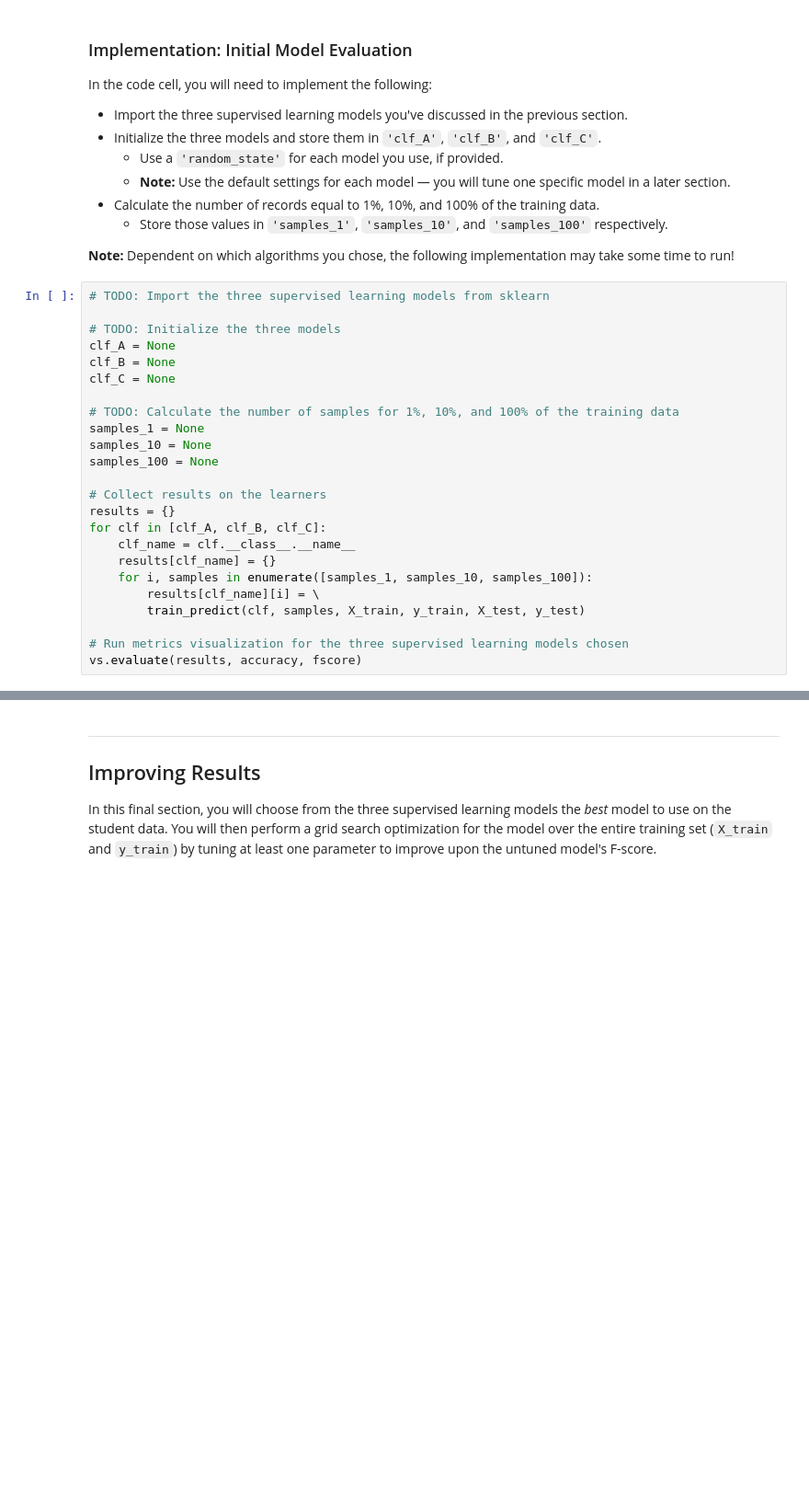
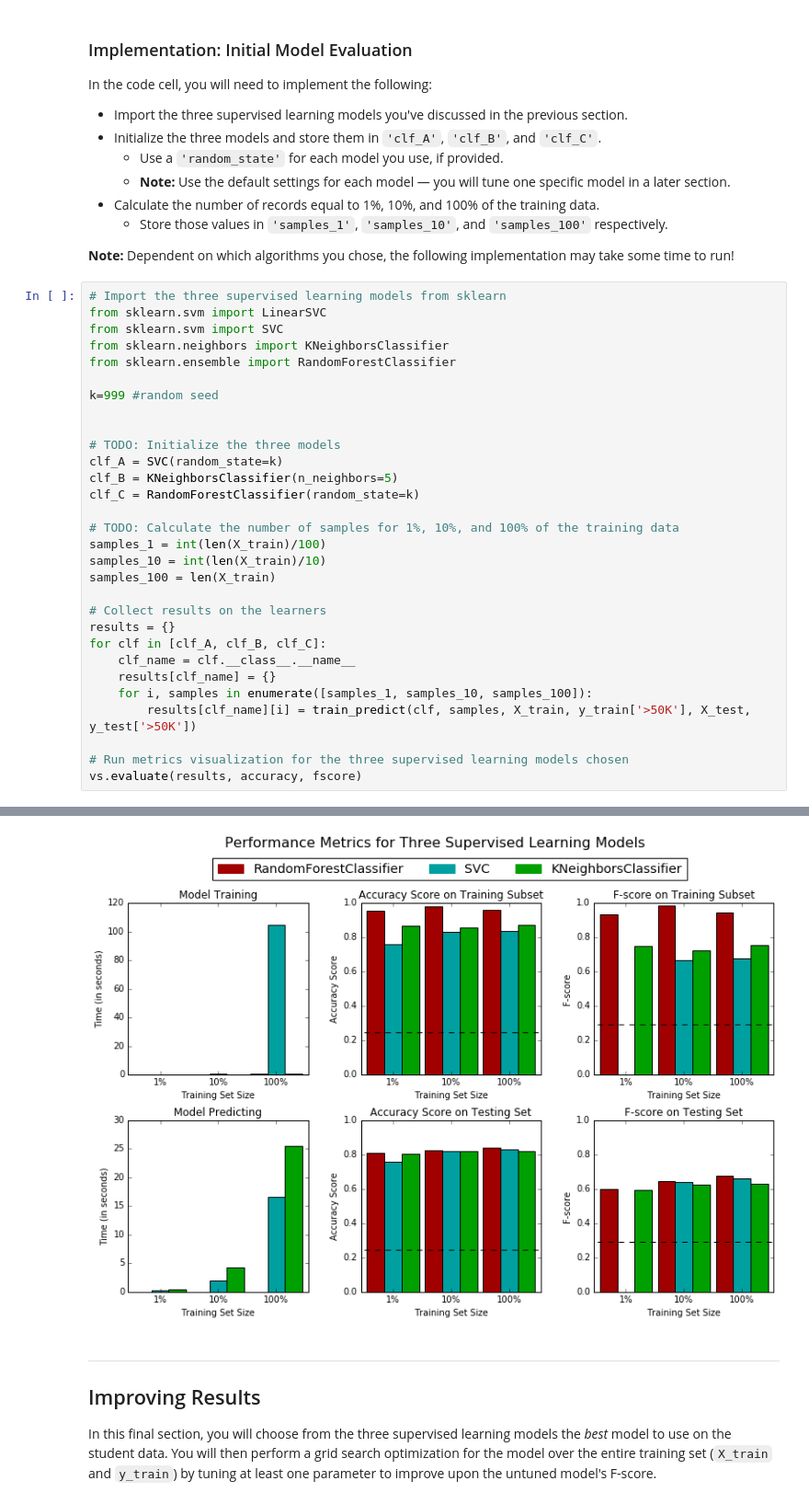
Before and after one commit to vdabravolski/machine-learning, a Jupyter notebook: projects/finding_donors/finding_donors.ipynb, the cells around one changed output, grey strips where cells are left out. Shown at 92% size. Cells and saved outputs as stored; diff of their text form; blank space fills up the shorter version.

```diff
--- a/projects/finding_donors/finding_donors.ipynb
+++ b/projects/finding_donors/finding_donors.ipynb
@@ -332,17 +334,24 @@ In the code cell, you will need to implement the following:
 
 **Note:** Dependent on which algorithms you chose, the following implementation may take some time to run!
 # %%
-# TODO: Import the three supervised learning models from sklearn
+# Import the three supervised learning models from sklearn
+from sklearn.svm import LinearSVC
+from sklearn.svm import SVC
+from sklearn.neighbors import KNeighborsClassifier
+from sklearn.ensemble import RandomForestClassifier
+
+k=999 #random seed
+
 
 # TODO: Initialize the three models
-clf_A = None
-clf_B = None
-clf_C = None
+clf_A = SVC(random_state=k)
+clf_B = KNeighborsClassifier(n_neighbors=5)
+clf_C = RandomForestClassifier(random_state=k)
 
 # TODO: Calculate the number of samples for 1%, 10%, and 100% of the training data
-samples_1 = None
-samples_10 = None
-samples_100 = None
+samples_1 = int(len(X_train)/100)
+samples_10 = int(len(X_train)/10)
+samples_100 = len(X_train)
 
 # Collect results on the learners
 results = {}
@@ -350,8 +359,8 @@ for clf in [clf_A, clf_B, clf_C]:
     clf_name = clf.__class__.__name__
     results[clf_name] = {}
     for i, samples in enumerate([samples_1, samples_10, samples_100]):
-        results[clf_name][i] = \
-        train_predict(clf, samples, X_train, y_train, X_test, y_test)
+        results[clf_name][i] = train_predict(clf, samples, X_train, y_train['>50K'], X_test, y_test['>50K'])
 
 # Run metrics visualization for the three supervised learning models chosen
 vs.evaluate(results, accuracy, fscore)
+# %% [output]
@@ -358,3 +376,4 @@ vs.evaluate(results, accuracy, fscore)
+[figure, added]
 # %% [markdown]
 ----
 ## Improving Results
```
Also changed, not shown: parts of 3 cells of this notebook.
